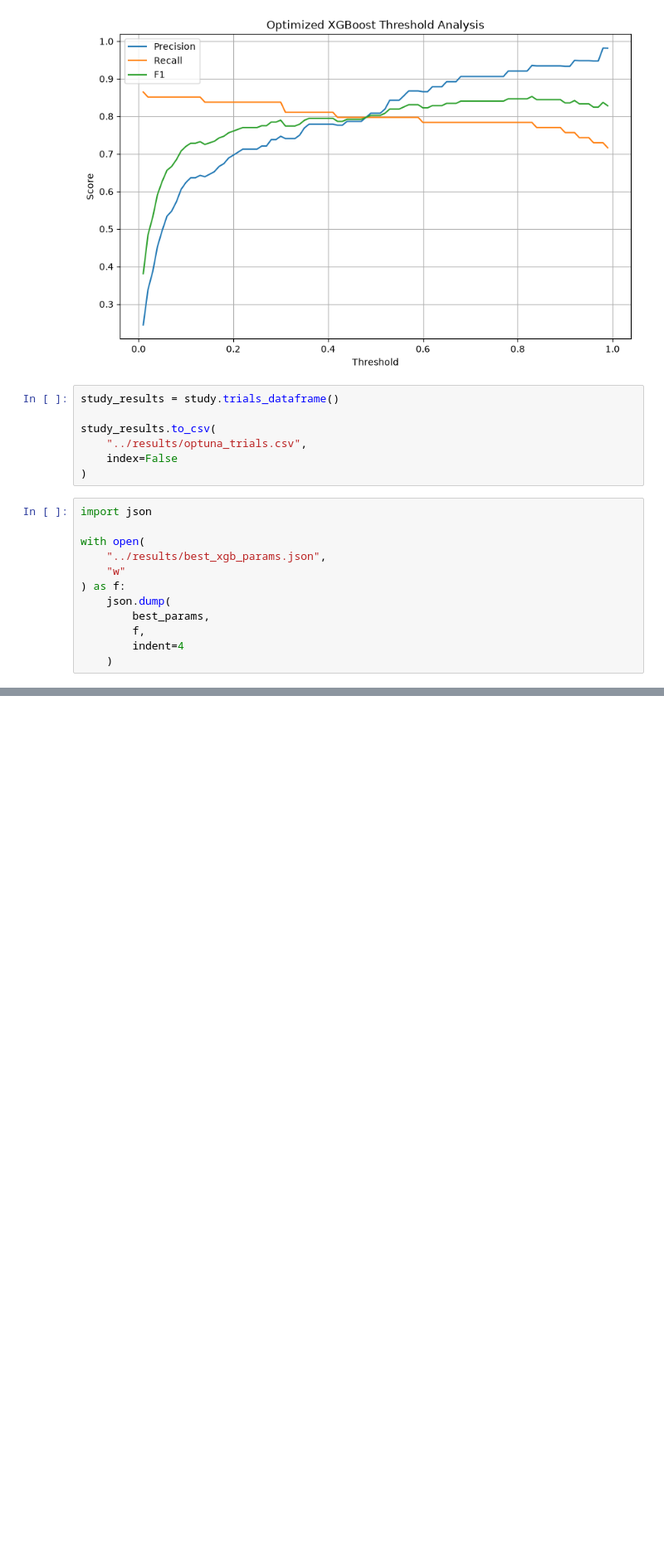
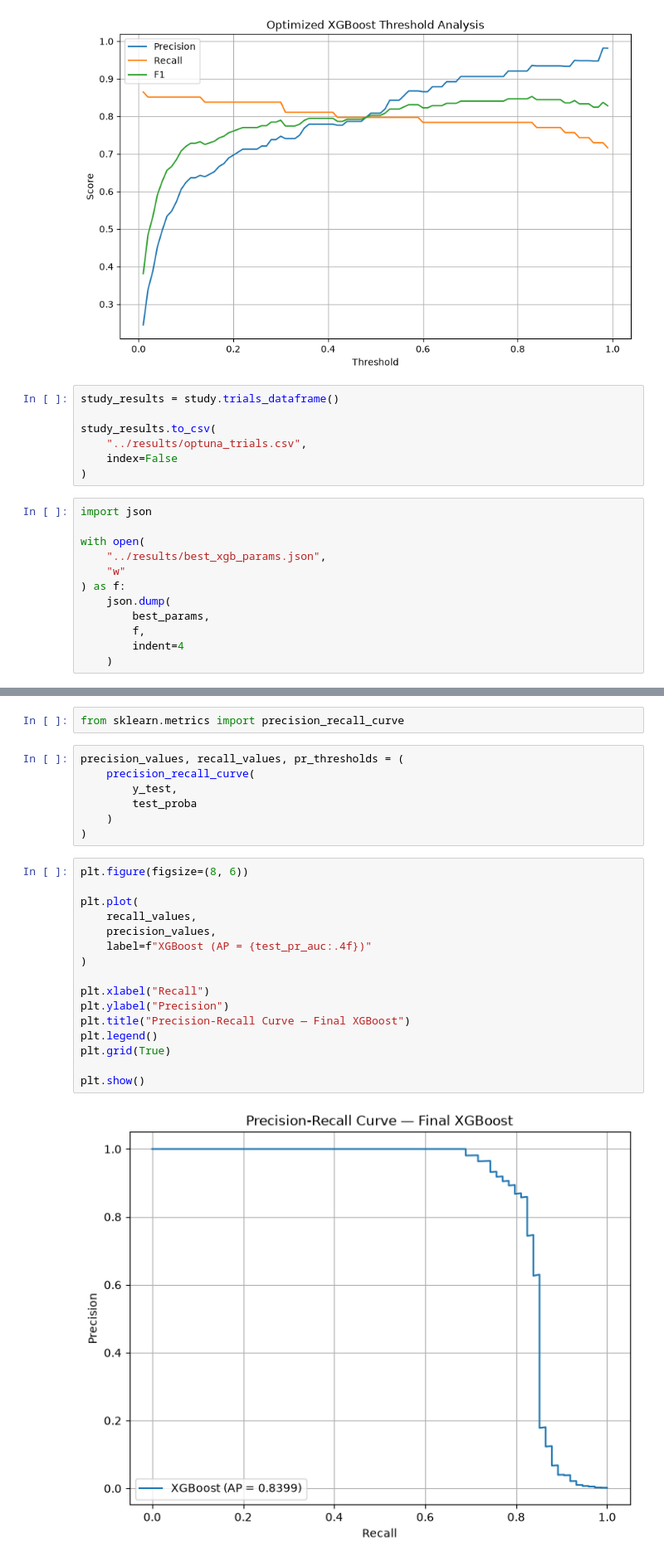
Before and after one commit to KumarDhananjaya/Fraud-Detection-ML-System, a Jupyter notebook: notebooks/06_hyperparameter_tuning.ipynb, the cells around one changed output, grey strips where cells are left out. Shown at 83% size. Cells and saved outputs as stored; diff of their text form; blank space fills up the shorter version.

```diff
--- a/notebooks/06_hyperparameter_tuning.ipynb
+++ b/notebooks/06_hyperparameter_tuning.ipynb
@@ -494,0 +662,27 @@ with open(
+# %%
+from sklearn.metrics import precision_recall_curve
+# %%
+precision_values, recall_values, pr_thresholds = (
+    precision_recall_curve(
+        y_test,
+        test_proba
+    )
+)
+# %%
+plt.figure(figsize=(8, 6))
+
+plt.plot(
+    recall_values,
+    precision_values,
+    label=f"XGBoost (AP = {test_pr_auc:.4f})"
+)
+
+plt.xlabel("Recall")
+plt.ylabel("Precision")
+plt.title("Precision-Recall Curve — Final XGBoost")
+plt.legend()
+plt.grid(True)
+
+plt.show()
+# %% [output]
+[figure, added]
```
Also changed, not shown: parts of 21 cells of this notebook, 4 other files.
